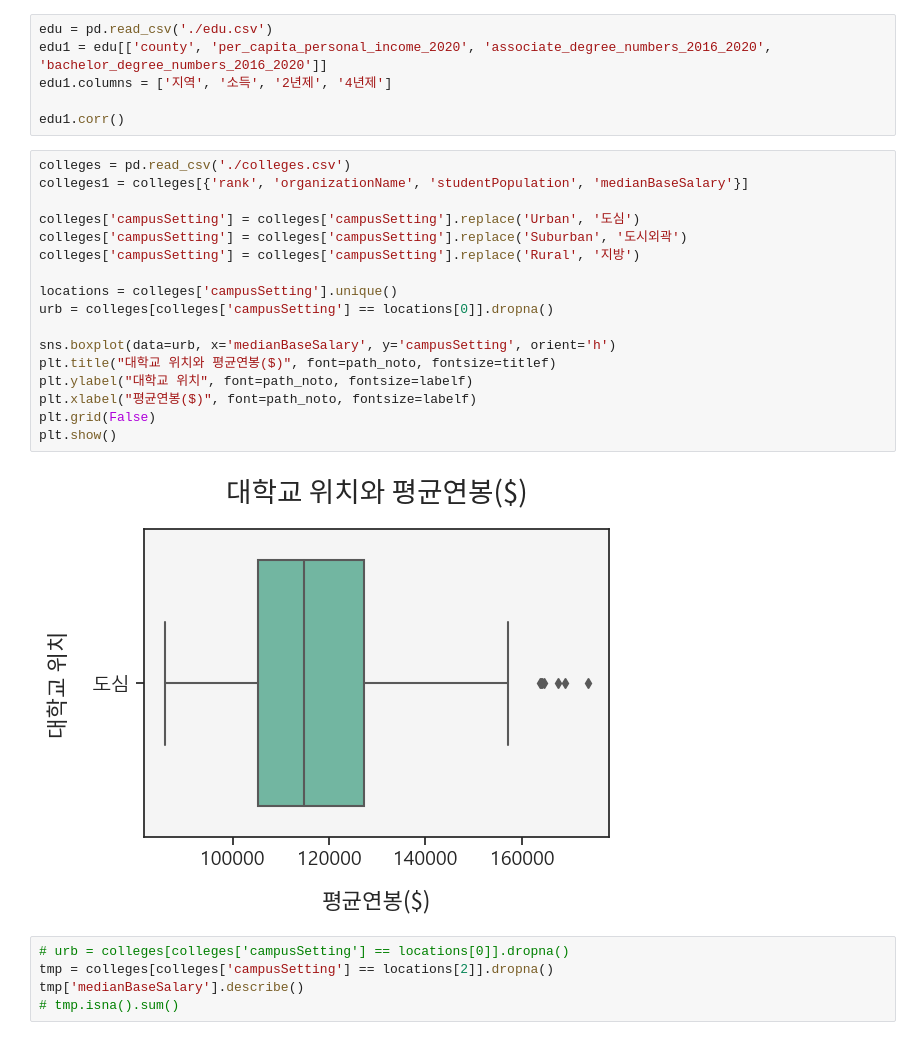
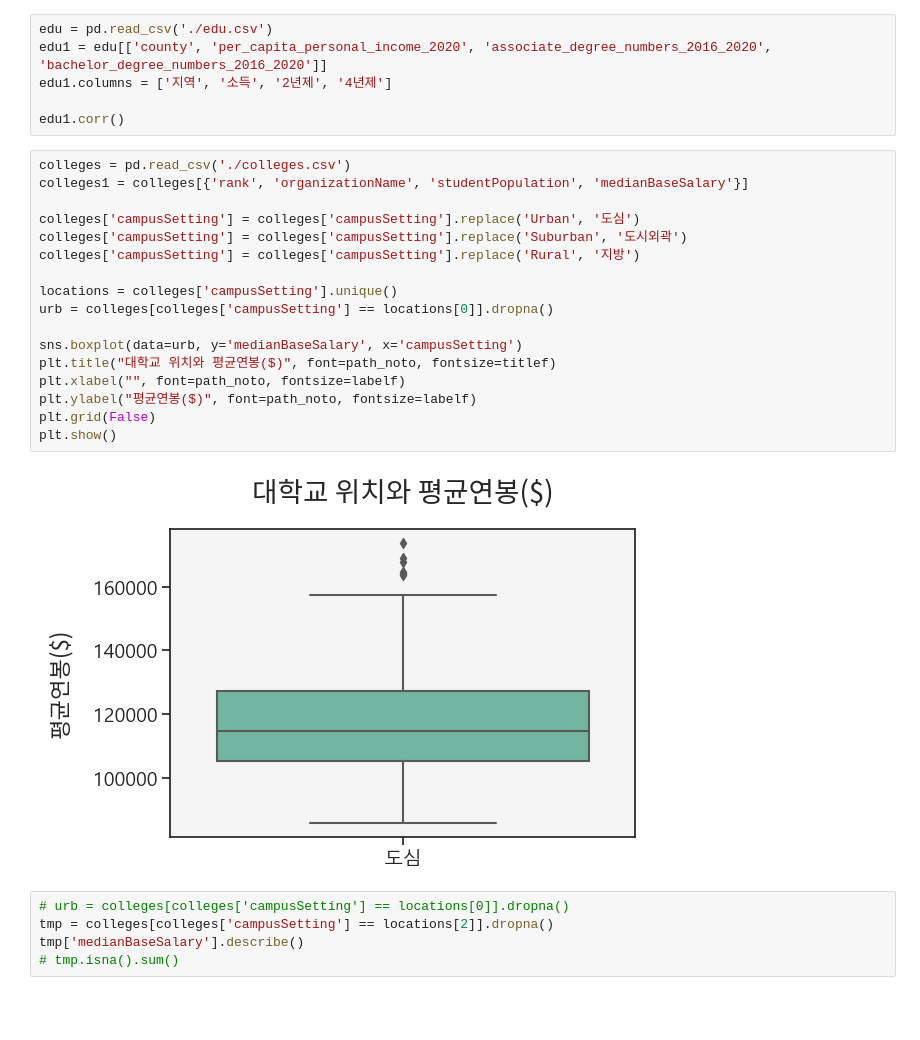
Before and after one commit to jpjun8/C3cube, a Jupyter notebook: DA_Nocode/units_trivial/unit3.ipynb, the cells around one changed output. Saved outputs shown, nothing was run; the diff lists cells and outputs as text; blank space fills up the shorter version.

```diff
--- a/DA_Nocode/units_trivial/unit3.ipynb
+++ b/DA_Nocode/units_trivial/unit3.ipynb
@@ -514,22 +538,22 @@ edu1.corr()
 # %%
 colleges = pd.read_csv('./colleges.csv')
 colleges1 = colleges[{'rank', 'organizationName', 'studentPopulation', 'medianBaseSalary'}]
 
 colleges['campusSetting'] = colleges['campusSetting'].replace('Urban', '도심')
 colleges['campusSetting'] = colleges['campusSetting'].replace('Suburban', '도시외곽')
 colleges['campusSetting'] = colleges['campusSetting'].replace('Rural', '지방')
 
 locations = colleges['campusSetting'].unique()
 urb = colleges[colleges['campusSetting'] == locations[0]].dropna()
 
-sns.boxplot(data=urb, x='medianBaseSalary', y='campusSetting', orient='h')
+sns.boxplot(data=urb, y='medianBaseSalary', x='campusSetting')
 plt.title("대학교 위치와 평균연봉($)", font=path_noto, fontsize=titlef)
-plt.ylabel("대학교 위치", font=path_noto, fontsize=labelf)
-plt.xlabel("평균연봉($)", font=path_noto, fontsize=labelf)
+plt.xlabel("", font=path_noto, fontsize=labelf)
+plt.ylabel("평균연봉($)", font=path_noto, fontsize=labelf)
 plt.grid(False)
 plt.show()
 # %% [output]
-[figure, old version]
+[figure, new version]
 # %%
 # urb = colleges[colleges['campusSetting'] == locations[0]].dropna()
 tmp = colleges[colleges['campusSetting'] == locations[2]].dropna()
```
Also changed, not shown: parts of 8 cells of this notebook.
